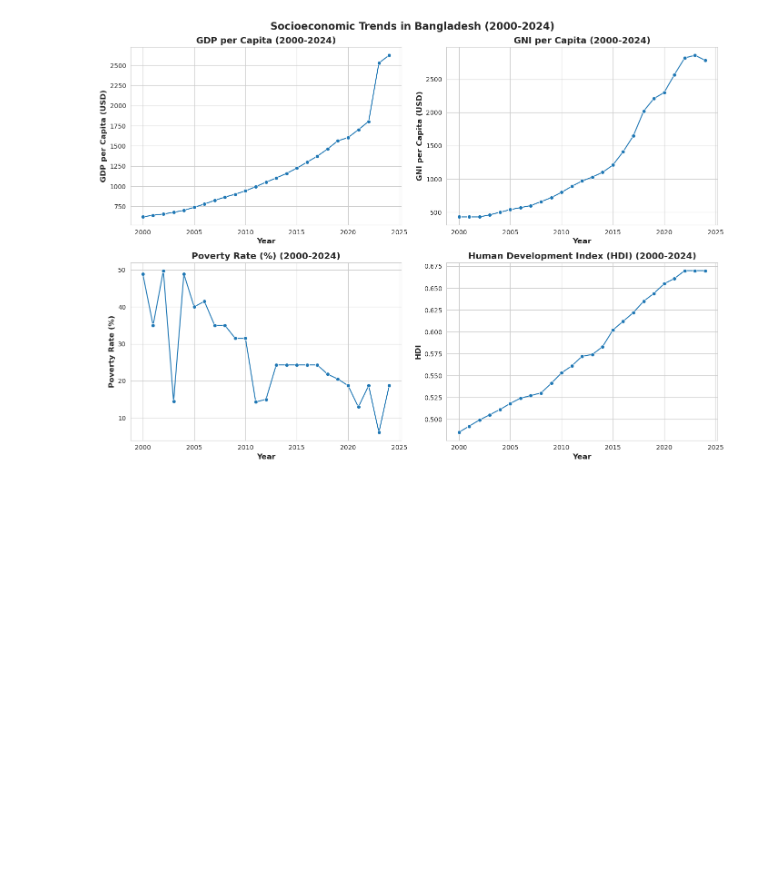
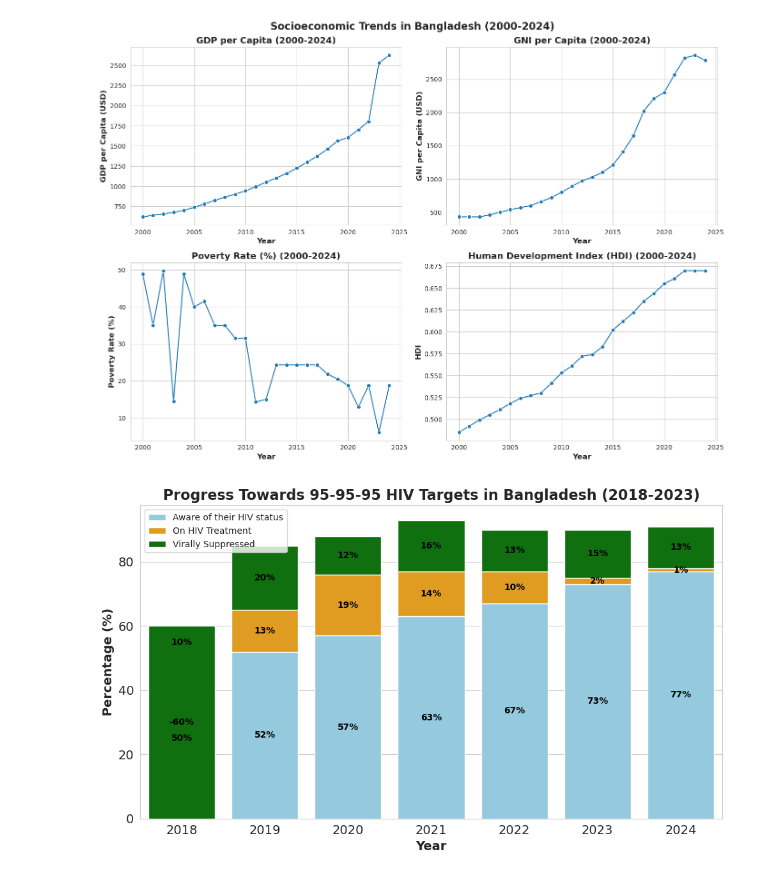
Before and after one commit to awnonbhowmik/AIDS_BD-Data-Analysis, a Jupyter notebook: main.ipynb, the cells around one changed output. Cells and saved outputs as stored; diff of their text form; code cells hidden in the pictures; blank space fills up the shorter version.

```diff
--- a/main.ipynb
+++ b/main.ipynb
@@ -258,3 +258,47 @@ plt.tight_layout()
 plt.show()
 # %% [output]
 [figure]
+# %%
+import seaborn as sns
+import matplotlib.pyplot as plt
+import pandas as pd
+
+# Data for 95-95-95
+data_95 = {
+    'Year': [2018, 2019, 2020, 2021, 2022, 2023, 2024],
+    'Aware': [50, 52, 57, 63, 67, 73, 77],
+    'Treatment': [60, 65, 76, 77, 77, 75, 78],
+    'Virally Suppressed': [0, 85, 88, 93, 90, 90, 91]
+}
+
+df_95 = pd.DataFrame(data_95)
+df_95['Treatment'] = df_95['Treatment'] - df_95['Aware']
+df_95['Virally Suppressed'] = df_95['Virally Suppressed'] - (df_95['Aware'] + df_95['Treatment'])
+
+# Set up the plot
+fig, ax = plt.subplots(figsize=(10, 6))
+
+# Stacked bars
+sns.barplot(x='Year', y='Aware', data=df_95, color='skyblue', label='Aware of their HIV status', ax=ax)
+sns.barplot(x='Year', y='Treatment', data=df_95, color='orange', label='On HIV Treatment', ax=ax, bottom=df_95['Aware'])
+sns.barplot(x='Year', y='Virally Suppressed', data=df_95, color='green', label='Virally Suppressed', ax=ax, bottom=df_95['Aware'] + df_95['Treatment'])
+
+# Annotate bars
+for i in range(df_95.shape[0]):
+    ax.text(i, df_95['Aware'][i] / 2, f"{df_95['Aware'][i]}%", ha='center', va='center', color='black', weight='bold')
+    ax.text(i, df_95['Aware'][i] + df_95['Treatment'][i] / 2, f"{df_95['Treatment'][i]}%", ha='center', va='center', color='black', weight='bold')
+    ax.text(i, df_95['Aware'][i] + df_95['Treatment'][i] + df_95['Virally Suppressed'][i] / 2, f"{df_95['Virally Suppressed'][i]}%", ha='center', va='center', color='black', weight='bold')
+
+# Formatting
+ax.set_xlabel('Year', fontsize=14, weight='bold')
+ax.set_ylabel('Percentage (%)', fontsize=14, weight='bold')
+ax.set_title('Progress Towards 95-95-95 HIV Targets in Bangladesh (2018-2023)', fontsize=16, weight='bold')
+ax.tick_params(axis='x', labelsize=14)
+ax.tick_params(axis='y', labelsize=14)
+ax.legend()
+
+# Show the plot
+plt.tight_layout()
+plt.show()
+# %% [output]
+[figure, added]
```
